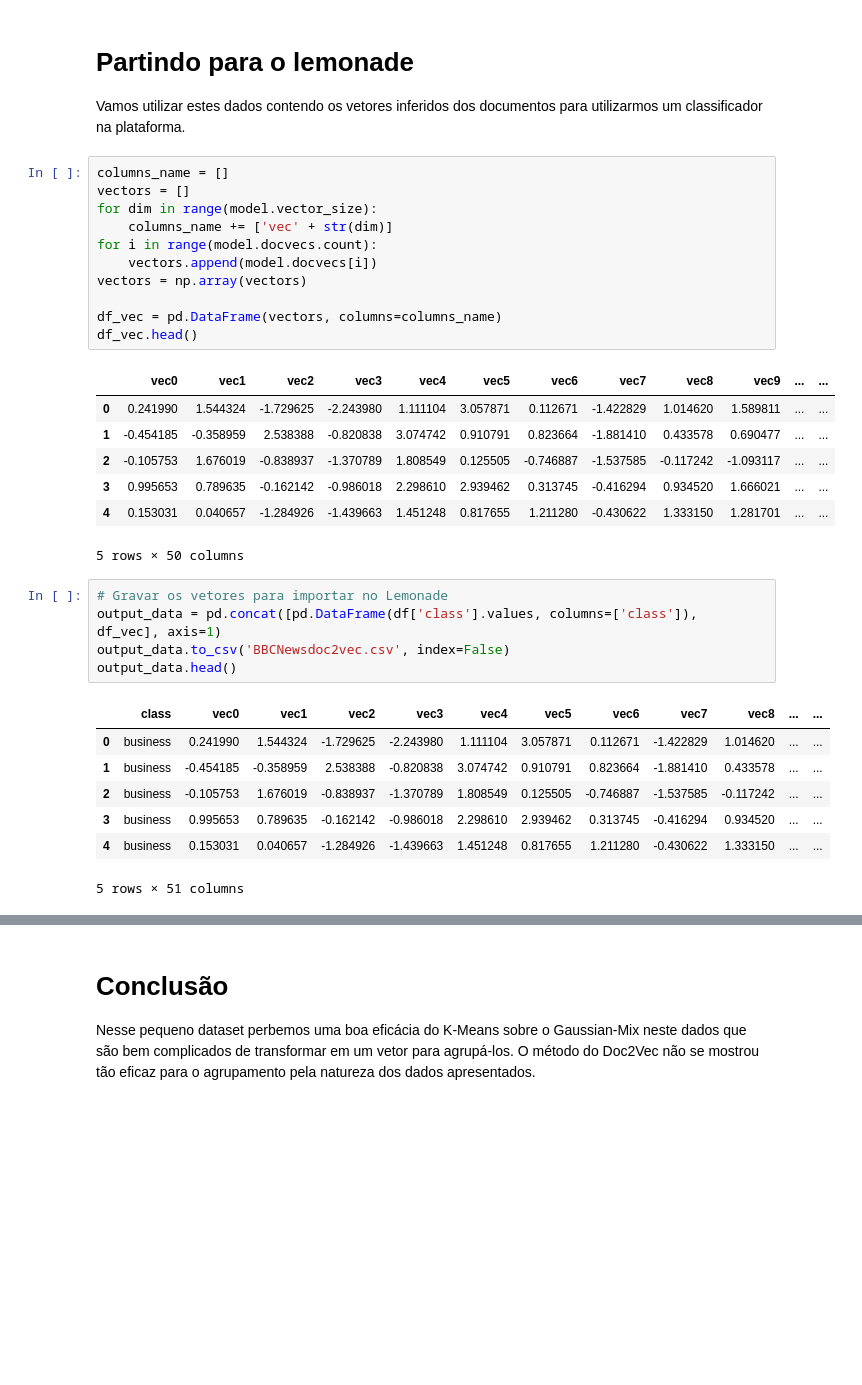
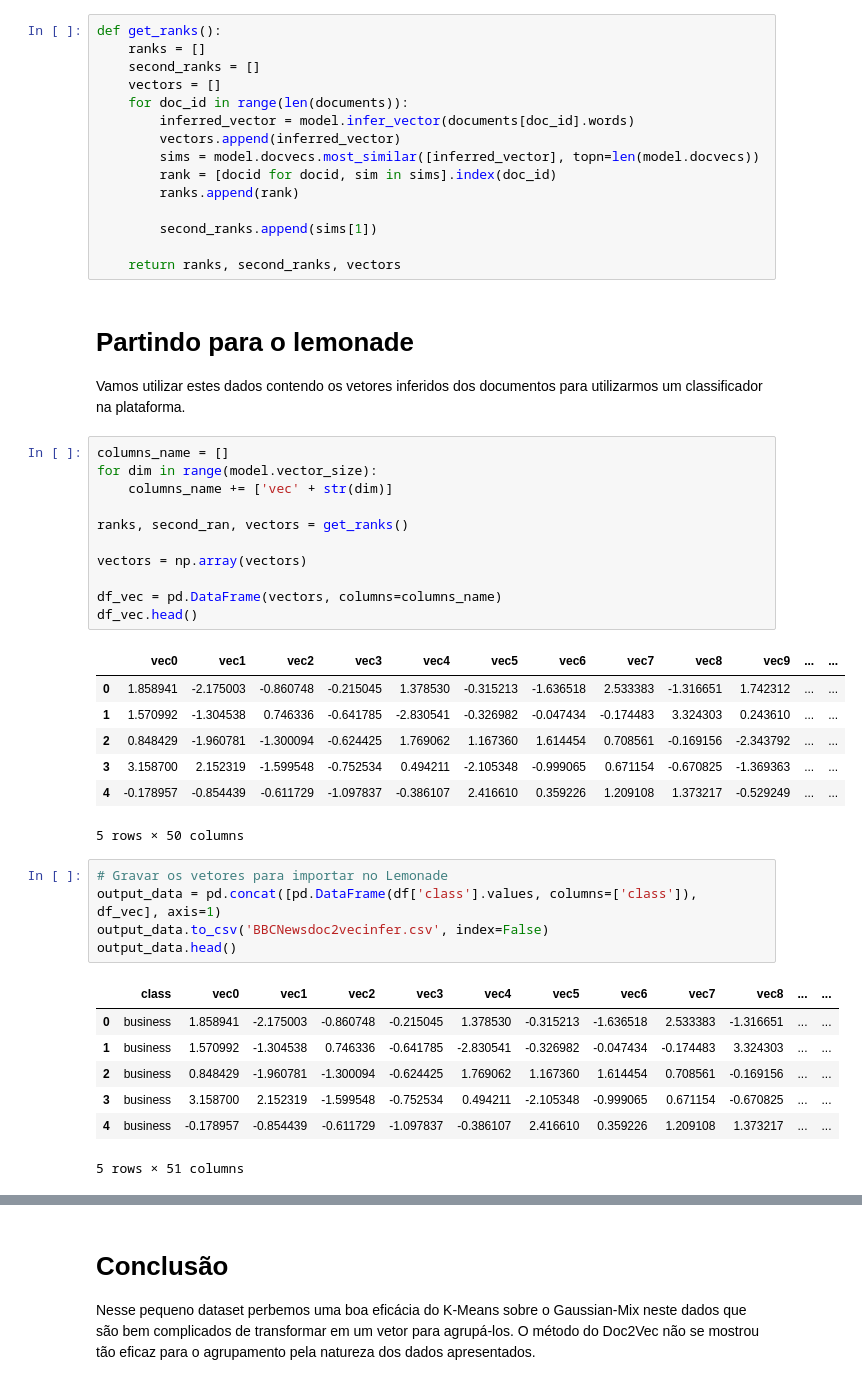
Before and after one commit to ignitz/datamining_tp2, a Jupyter notebook: TP2 - Classificadores não supervisionados.ipynb, the cells around one changed output, grey strips where cells are left out. Saved outputs shown, nothing was run; the diff lists cells and outputs as text; blank space fills up the shorter version.

```diff
--- a/TP2 - Classificadores não supervisionados.ipynb
+++ b/TP2 - Classificadores não supervisionados.ipynb
@@ -230,41 +226,56 @@ array([ 0.03649032, -0.02189194, -0.21670197,  0.10387941, -0.07442366,
       dtype=float32)
 # %% [markdown]
 Esta função tem como objetivo colecionar os ranks dos documentos além de retornar os vetores dos documentos inferidos.
+# %%
+def get_ranks():
+    ranks = []
+    second_ranks = []
+    vectors = []
+    for doc_id in range(len(documents)):
+        inferred_vector = model.infer_vector(documents[doc_id].words)
+        vectors.append(inferred_vector)
+        sims = model.docvecs.most_similar([inferred_vector], topn=len(model.docvecs))
+        rank = [docid for docid, sim in sims].index(doc_id)
+        ranks.append(rank)
+
+        second_ranks.append(sims[1])
+
+    return ranks, second_ranks, vectors
 # %% [markdown]
 # Partindo para o lemonade
 
 Vamos utilizar estes dados contendo os vetores inferidos dos documentos para utilizarmos um classificador na plataforma.
 # %%
 columns_name = []
-vectors = []
 for dim in range(model.vector_size):
     columns_name += ['vec' + str(dim)]
-for i in range(model.docvecs.count):
-    vectors.append(model.docvecs[i])
+
+ranks, second_ran, vectors = get_ranks()
+
 vectors = np.array(vectors)
 
 df_vec = pd.DataFrame(vectors, columns=columns_name)
 df_vec.head()
 # %% [output]
 |  | vec0 | vec1 | vec2 | vec3 | vec4 | vec5 | vec6 | vec7 | vec8 | vec9 | ... | ... |
-| 0 | 0.241990 | 1.544324 | -1.729625 | -2.243980 | 1.111104 | 3.057871 | 0.112671 | -1.422829 | 1.014620 | 1.589811 | ... | ... |
-| 1 | -0.454185 | -0.358959 | 2.538388 | -0.820838 | 3.074742 | 0.910791 | 0.823664 | -1.881410 | 0.433578 | 0.690477 | ... | ... |
-| 2 | -0.105753 | 1.676019 | -0.838937 | -1.370789 | 1.808549 | 0.125505 | -0.746887 | -1.537585 | -0.117242 | -1.093117 | ... | ... |
-| 3 | 0.995653 | 0.789635 | -0.162142 | -0.986018 | 2.298610 | 2.939462 | 0.313745 | -0.416294 | 0.934520 | 1.666021 | ... | ... |
-| 4 | 0.153031 | 0.040657 | -1.284926 | -1.439663 | 1.451248 | 0.817655 | 1.211280 | -0.430622 | 1.333150 | 1.281701 | ... | ... |
+| 0 | 1.858941 | -2.175003 | -0.860748 | -0.215045 | 1.378530 | -0.315213 | -1.636518 | 2.533383 | -1.316651 | 1.742312 | ... | ... |
+| 1 | 1.570992 | -1.304538 | 0.746336 | -0.641785 | -2.830541 | -0.326982 | -0.047434 | -0.174483 | 3.324303 | 0.243610 | ... | ... |
+| 2 | 0.848429 | -1.960781 | -1.300094 | -0.624425 | 1.769062 | 1.167360 | 1.614454 | 0.708561 | -0.169156 | -2.343792 | ... | ... |
+| 3 | 3.158700 | 2.152319 | -1.599548 | -0.752534 | 0.494211 | -2.105348 | -0.999065 | 0.671154 | -0.670825 | -1.369363 | ... | ... |
+| 4 | -0.178957 | -0.854439 | -0.611729 | -1.097837 | -0.386107 | 2.416610 | 0.359226 | 1.209108 | 1.373217 | -0.529249 | ... | ... |
 5 rows × 50 columns
 # %%
 # Gravar os vetores para importar no Lemonade
 output_data = pd.concat([pd.DataFrame(df['class'].values, columns=['class']), df_vec], axis=1)
-output_data.to_csv('BBCNewsdoc2vec.csv', index=False)
+output_data.to_csv('BBCNewsdoc2vecinfer.csv', index=False)
 output_data.head()
 # %% [output]
 |  | class | vec0 | vec1 | vec2 | vec3 | vec4 | vec5 | vec6 | vec7 | vec8 | ... | ... |
-| 0 | business | 0.241990 | 1.544324 | -1.729625 | -2.243980 | 1.111104 | 3.057871 | 0.112671 | -1.422829 | 1.014620 | ... | ... |
-| 1 | business | -0.454185 | -0.358959 | 2.538388 | -0.820838 | 3.074742 | 0.910791 | 0.823664 | -1.881410 | 0.433578 | ... | ... |
-| 2 | business | -0.105753 | 1.676019 | -0.838937 | -1.370789 | 1.808549 | 0.125505 | -0.746887 | -1.537585 | -0.117242 | ... | ... |
-| 3 | business | 0.995653 | 0.789635 | -0.162142 | -0.986018 | 2.298610 | 2.939462 | 0.313745 | -0.416294 | 0.934520 | ... | ... |
-| 4 | business | 0.153031 | 0.040657 | -1.284926 | -1.439663 | 1.451248 | 0.817655 | 1.211280 | -0.430622 | 1.333150 | ... | ... |
+| 0 | business | 1.858941 | -2.175003 | -0.860748 | -0.215045 | 1.378530 | -0.315213 | -1.636518 | 2.533383 | -1.316651 | ... | ... |
+| 1 | business | 1.570992 | -1.304538 | 0.746336 | -0.641785 | -2.830541 | -0.326982 | -0.047434 | -0.174483 | 3.324303 | ... | ... |
+| 2 | business | 0.848429 | -1.960781 | -1.300094 | -0.624425 | 1.769062 | 1.167360 | 1.614454 | 0.708561 | -0.169156 | ... | ... |
+| 3 | business | 3.158700 | 2.152319 | -1.599548 | -0.752534 | 0.494211 | -2.105348 | -0.999065 | 0.671154 | -0.670825 | ... | ... |
+| 4 | business | -0.178957 | -0.854439 | -0.611729 | -1.097837 | -0.386107 | 2.416610 | 0.359226 | 1.209108 | 1.373217 | ... | ... |
 5 rows × 51 columns
 # %% [markdown]
 O Job **8116** no lemonade nos da os seguintes resultados:
```
Also changed, not shown: parts of 5 cells of this notebook, 2 other files.
